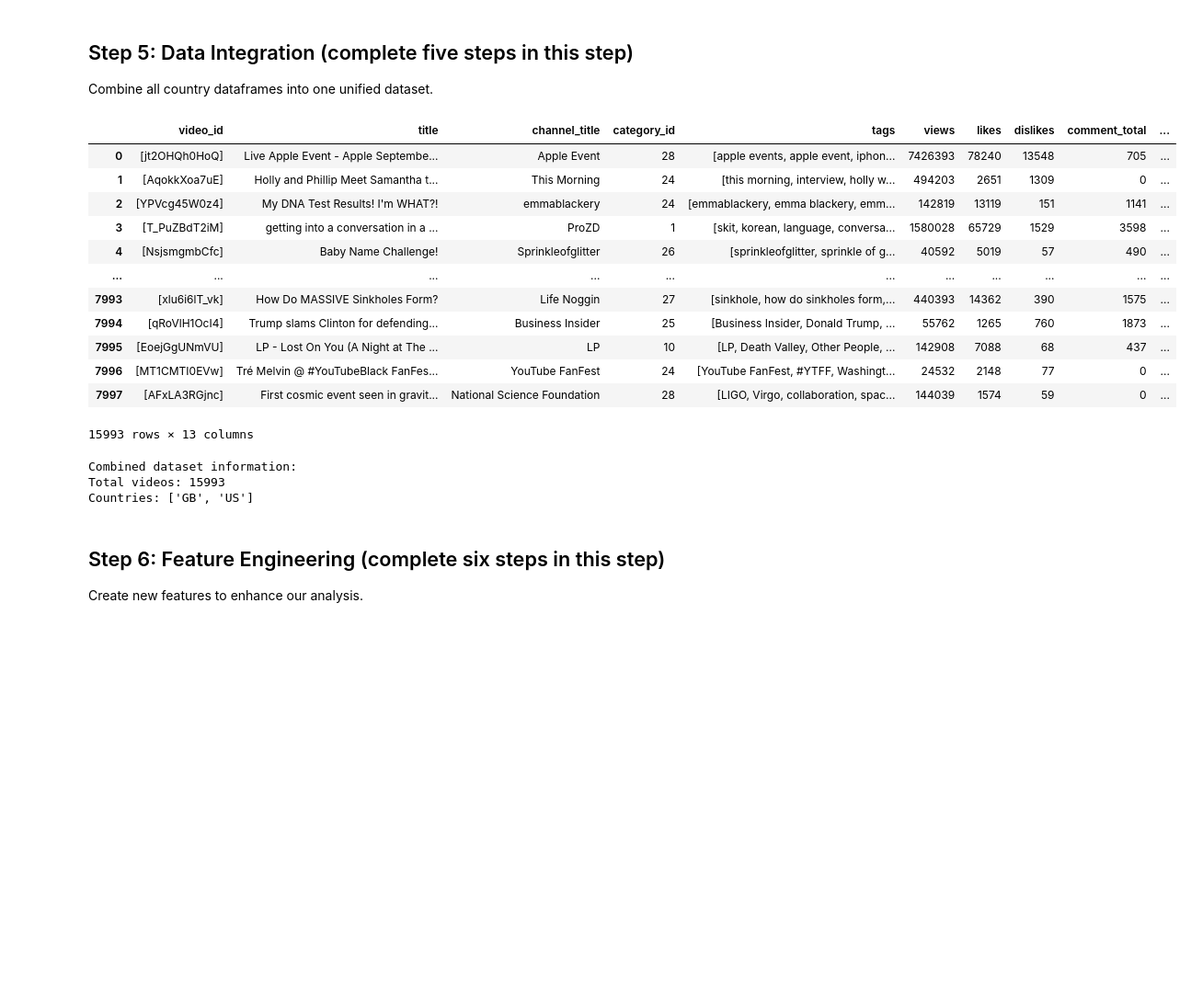
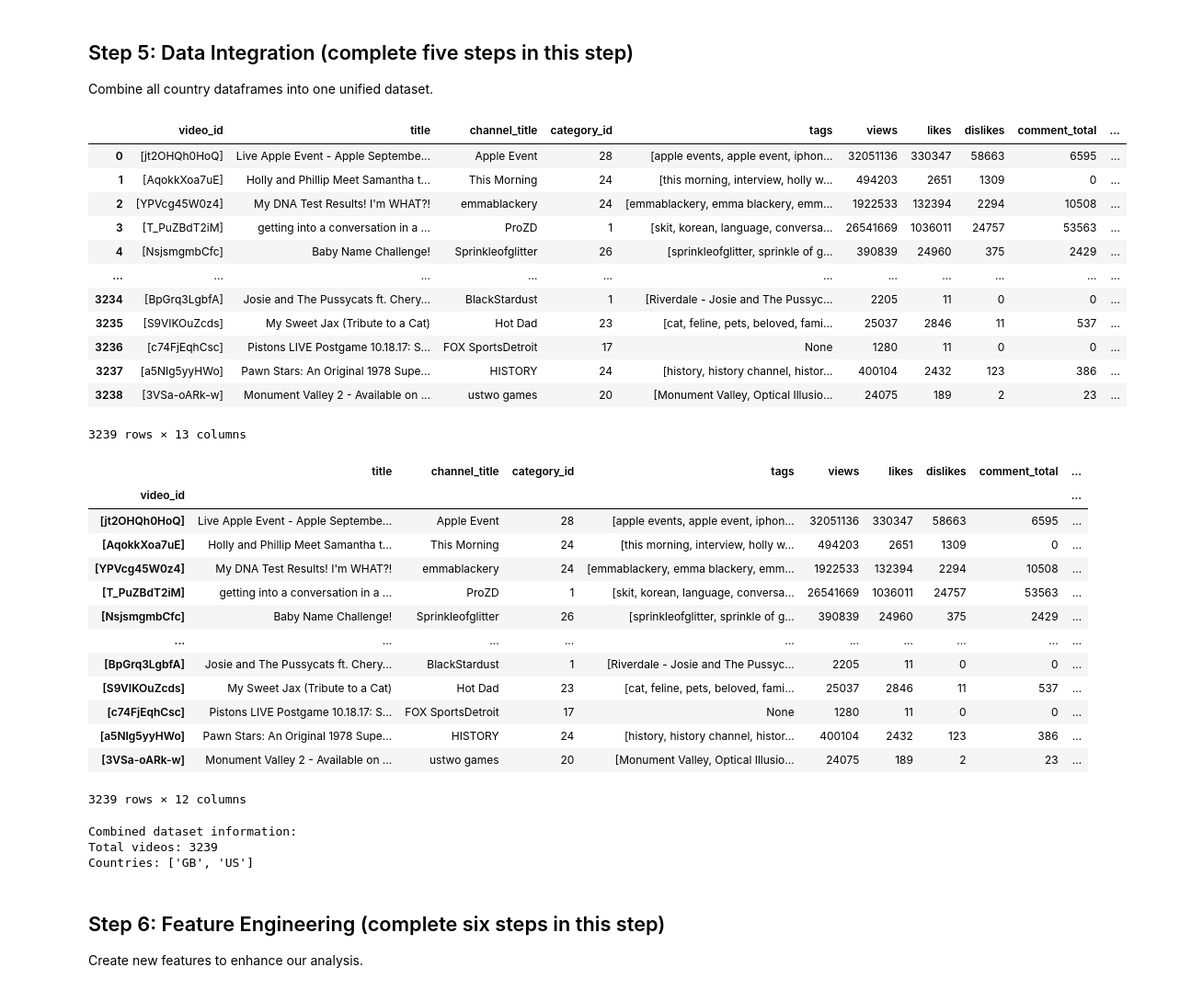
Before and after one commit to Thend911/Data-Analysis, a Jupyter notebook: VideoAnalysis-HW.ipynb, the cells around one changed output. Shown at 92% size. Drawn from its saved outputs; the diff is of its cells as text; code cells hidden in the pictures; blank space fills up the shorter version.

```diff
--- a/VideoAnalysis-HW.ipynb
+++ b/VideoAnalysis-HW.ipynb
@@ -219,51 +219,79 @@ Missing value summary:
 ## Step 5: Data Integration (complete five steps in this step)
 Combine all country dataframes into one unified dataset.
 # %%
-# Idea: every scan new one put in dict, if one video have already scan, pass and go to the next iteration
+# Idea: every scan new one put in dict, if one video have already scan, add all the number in then go to the next iteration
 # Step 1: Combine all dataframes
 #------- complete the step-------------
 frames = [df for df in cleaned_dataframes]
-combined_df = pd.concat(frames)
+full_df = pd.concat(frames)
 #------- complete the step-------------
 
 # Step 2: Create backup before deduplication
 #------- complete the step-------------
-backup_df = combined_df.copy()
+backup_df = full_df.copy()
 #------- complete the step-------------
 
 # Step 3: Remove duplicate videos (keeping first occurrence) by video_id
 #------- complete the step-------------
-
-
+# Initialize dictionary with columns same as columns from full_df that contains empty list
+combined_df = {col: [] for col in full_df.columns}
+for _, row in full_df.iterrows():
+    video_id = row['video_id']
+    if video_id not in combined_df['video_id']:
+        # If video_id is not in combined_df, add the row
+        for col in full_df.columns:
+            combined_df[col].append(row[col])
+    else:
+        # If video_id already exists, update the numeric columns
+        index = combined_df['video_id'].index(video_id)
+        for col in ['views', 'likes', 'dislikes', 'comment_total']:
+            combined_df[col][index] += row[col]
+        # Update the date column to the latest value
+        combined_df['date'][index] = row['date']
+# Convert combined_df back to a DataFrame
+combined_df = pd.DataFrame.from_dict(combined_df)
 #------- complete the step-------------
 
 # Step 4: Set video_id as index
 #------- complete the step-------------
-
-
+combined_df = combined_df.set_index('video_id')
 #------- complete the step-------------
 
 # Final dataset info
 print("\nCombined dataset information:")
 print(f"Total videos: {len(combined_df)}")
 print(f"Countries: {combined_df['country'].unique().tolist()}")
 # %% [output]
 |  | video_id | title | channel_title | category_id | tags | views | likes | dislikes | comment_total | ... |
-| 0 | [jt2OHQh0HoQ] | Live Apple Event - Apple Septembe... | Apple Event | 28 | [apple events, apple event, iphon... | 7426393 | 78240 | 13548 | 705 | ... |
+| 0 | [jt2OHQh0HoQ] | Live Apple Event - Apple Septembe... | Apple Event | 28 | [apple events, apple event, iphon... | 32051136 | 330347 | 58663 | 6595 | ... |
 | 1 | [AqokkXoa7uE] | Holly and Phillip Meet Samantha t... | This Morning | 24 | [this morning, interview, holly w... | 494203 | 2651 | 1309 | 0 | ... |
-| 2 | [YPVcg45W0z4] | My DNA Test Results! I'm WHAT?! | emmablackery | 24 | [emmablackery, emma blackery, emm... | 142819 | 13119 | 151 | 1141 | ... |
-| 3 | [T_PuZBdT2iM] | getting into a conversation in a ... | ProZD | 1 | [skit, korean, language, conversa... | 1580028 | 65729 | 1529 | 3598 | ... |
-| 4 | [NsjsmgmbCfc] | Baby Name Challenge! | Sprinkleofglitter | 26 | [sprinkleofglitter, sprinkle of g... | 40592 | 5019 | 57 | 490 | ... |
+| 2 | [YPVcg45W0z4] | My DNA Test Results! I'm WHAT?! | emmablackery | 24 | [emmablackery, emma blackery, emm... | 1922533 | 132394 | 2294 | 10508 | ... |
+| 3 | [T_PuZBdT2iM] | getting into a conversation in a ... | ProZD | 1 | [skit, korean, language, conversa... | 26541669 | 1036011 | 24757 | 53563 | ... |
+| 4 | [NsjsmgmbCfc] | Baby Name Challenge! | Sprinkleofglitter | 26 | [sprinkleofglitter, sprinkle of g... | 390839 | 24960 | 375 | 2429 | ... |
 | ... | ... | ... | ... | ... | ... | ... | ... | ... | ... | ... |
-| 7993 | [xlu6i6lT_vk] | How Do MASSIVE Sinkholes Form? | Life Noggin | 27 | [sinkhole, how do sinkholes form,... | 440393 | 14362 | 390 | 1575 | ... |
-| 7994 | [qRoVlH1OcI4] | Trump slams Clinton for defending... | Business Insider | 25 | [Business Insider, Donald Trump, ... | 55762 | 1265 | 760 | 1873 | ... |
-| 7995 | [EoejGgUNmVU] | LP - Lost On You (A Night at The ... | LP | 10 | [LP, Death Valley, Other People, ... | 142908 | 7088 | 68 | 437 | ... |
-| 7996 | [MT1CMTI0EVw] | Tré Melvin @ #YouTubeBlack FanFes... | YouTube FanFest | 24 | [YouTube FanFest, #YTFF, Washingt... | 24532 | 2148 | 77 | 0 | ... |
-| 7997 | [AFxLA3RGjnc] | First cosmic event seen in gravit... | National Science Foundation | 28 | [LIGO, Virgo, collaboration, spac... | 144039 | 1574 | 59 | 0 | ... |
+| 3234 | [BpGrq3LgbfA] | Josie and The Pussycats ft. Chery... | BlackStardust | 1 | [Riverdale - Josie and The Pussyc... | 2205 | 11 | 0 | 0 | ... |
+| 3235 | [S9VIKOuZcds] | My Sweet Jax (Tribute to a Cat) | Hot Dad | 23 | [cat, feline, pets, beloved, fami... | 25037 | 2846 | 11 | 537 | ... |
+| 3236 | [c74FjEqhCsc] | Pistons LIVE Postgame 10.18.17: S... | FOX SportsDetroit | 17 | None | 1280 | 11 | 0 | 0 | ... |
+| 3237 | [a5NIg5yyHWo] | Pawn Stars: An Original 1978 Supe... | HISTORY | 24 | [history, history channel, histor... | 400104 | 2432 | 123 | 386 | ... |
+| 3238 | [3VSa-oARk-w] | Monument Valley 2 - Available on ... | ustwo games | 20 | [Monument Valley, Optical Illusio... | 24075 | 189 | 2 | 23 | ... |
-15993 rows × 13 columns
+3239 rows × 13 columns
+|  | title | channel_title | category_id | tags | views | likes | dislikes | comment_total | ... |
+| video_id |  |  |  |  |  |  |  |  | ... |
+| [jt2OHQh0HoQ] | Live Apple Event - Apple Septembe... | Apple Event | 28 | [apple events, apple event, iphon... | 32051136 | 330347 | 58663 | 6595 | ... |
+| [AqokkXoa7uE] | Holly and Phillip Meet Samantha t... | This Morning | 24 | [this morning, interview, holly w... | 494203 | 2651 | 1309 | 0 | ... |
+| [YPVcg45W0z4] | My DNA Test Results! I'm WHAT?! | emmablackery | 24 | [emmablackery, emma blackery, emm... | 1922533 | 132394 | 2294 | 10508 | ... |
+| [T_PuZBdT2iM] | getting into a conversation in a ... | ProZD | 1 | [skit, korean, language, conversa... | 26541669 | 1036011 | 24757 | 53563 | ... |
+| [NsjsmgmbCfc] | Baby Name Challenge! | Sprinkleofglitter | 26 | [sprinkleofglitter, sprinkle of g... | 390839 | 24960 | 375 | 2429 | ... |
+| ... | ... | ... | ... | ... | ... | ... | ... | ... | ... |
+| [BpGrq3LgbfA] | Josie and The Pussycats ft. Chery... | BlackStardust | 1 | [Riverdale - Josie and The Pussyc... | 2205 | 11 | 0 | 0 | ... |
+| [S9VIKOuZcds] | My Sweet Jax (Tribute to a Cat) | Hot Dad | 23 | [cat, feline, pets, beloved, fami... | 25037 | 2846 | 11 | 537 | ... |
+| [c74FjEqhCsc] | Pistons LIVE Postgame 10.18.17: S... | FOX SportsDetroit | 17 | None | 1280 | 11 | 0 | 0 | ... |
+| [a5NIg5yyHWo] | Pawn Stars: An Original 1978 Supe... | HISTORY | 24 | [history, history channel, histor... | 400104 | 2432 | 123 | 386 | ... |
+| [3VSa-oARk-w] | Monument Valley 2 - Available on ... | ustwo games | 20 | [Monument Valley, Optical Illusio... | 24075 | 189 | 2 | 23 | ... |
-Combined dataset information:
-Total videos: 15993
-Countries: ['GB', 'US']
+3239 rows × 12 columns
+Combined dataset information:
+Total videos: 3239
+Countries: ['GB', 'US']
 # %% [markdown]
 ## Step 6: Feature Engineering (complete six steps in this step)
 Create new features to enhance our analysis.
```
